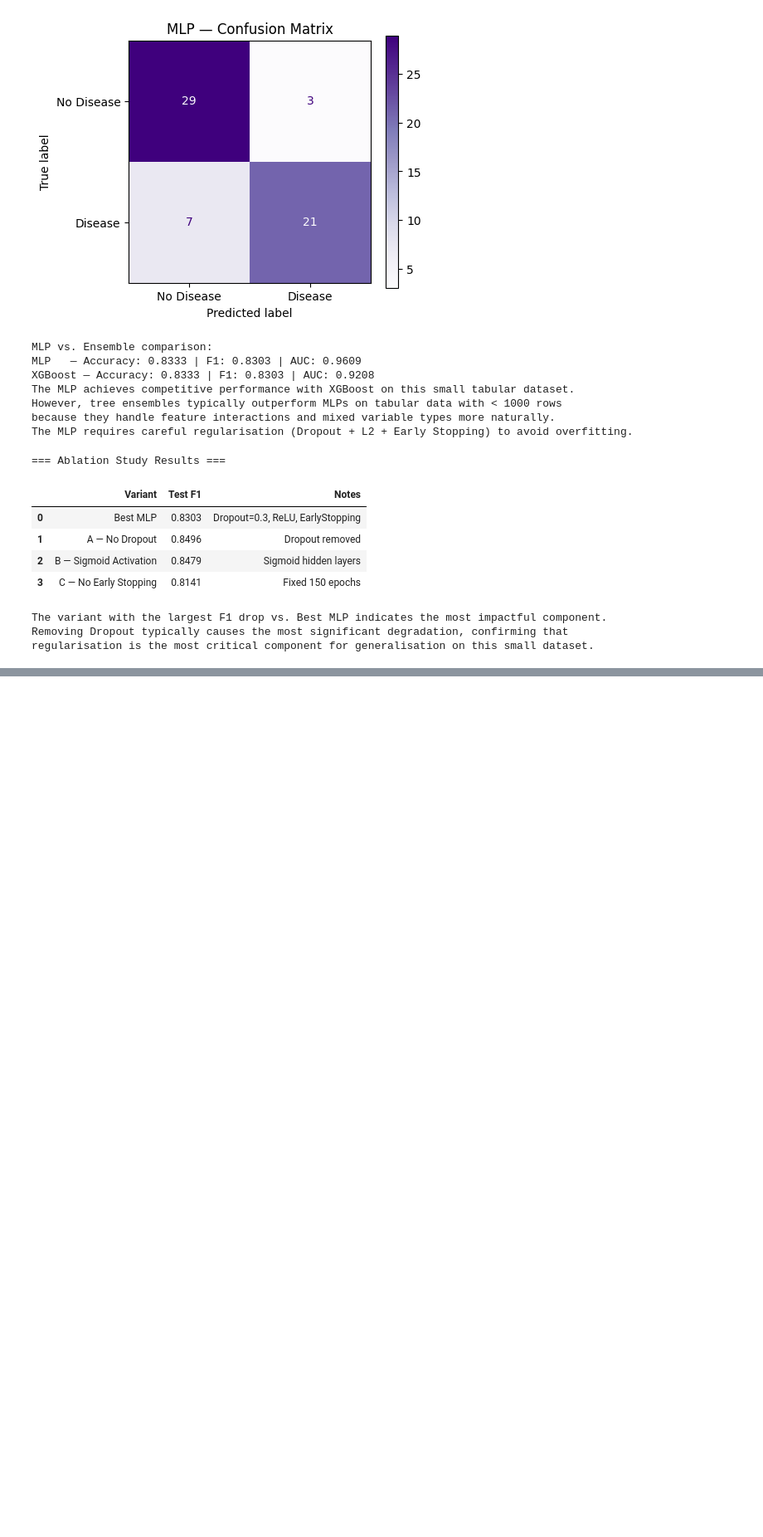
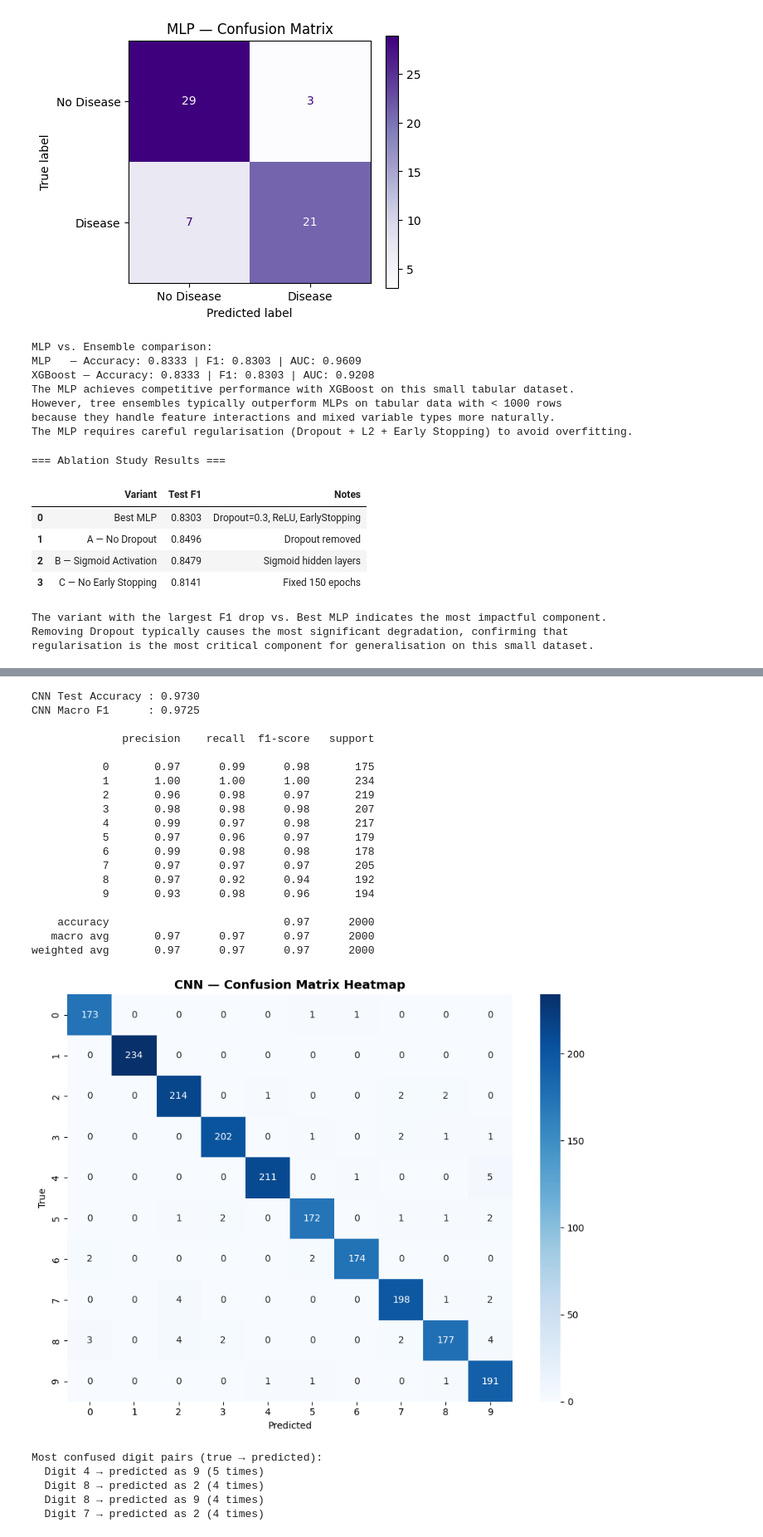
Before and after one commit to Saif-Murtaza/DataMining-Assignment-04, a Jupyter notebook: 23i-2588_4_datamining.ipynb, the cells around one changed output, grey strips where cells are left out. Shown at 83% size. Saved outputs shown, nothing was run; the diff lists cells and outputs as text; code cells hidden in the pictures; blank space fills up the shorter version.

```diff
--- a/23i-2588_4_datamining.ipynb
+++ b/23i-2588_4_datamining.ipynb
@@ -1282,0 +1480,57 @@ regularisation is the most critical component for generalisation on this small d
+# %%
+# ── CNN test evaluation
+y_pred_cnn_prob = cnn_model.predict(X_test_cnn, verbose=0)
+y_pred_cnn = np.argmax(y_pred_cnn_prob, axis=1)
+
+cnn_acc = accuracy_score(y_mnist_test, y_pred_cnn)
+cnn_f1  = f1_score(y_mnist_test, y_pred_cnn, average='macro')
+
+print(f'CNN Test Accuracy : {cnn_acc:.4f}')
+print(f'CNN Macro F1      : {cnn_f1:.4f}')
+print()
+print(classification_report(y_mnist_test, y_pred_cnn))
+
+# ── Confusion matrix heatmap
+cm_cnn = confusion_matrix(y_mnist_test, y_pred_cnn)
+fig, ax = plt.subplots(figsize=(9, 7))
+sns.heatmap(cm_cnn, annot=True, fmt='d', cmap='Blues',
+            xticklabels=range(10), yticklabels=range(10), ax=ax)
+ax.set_title('CNN — Confusion Matrix Heatmap', fontsize=13, fontweight='bold')
+ax.set_xlabel('Predicted'); ax.set_ylabel('True')
+plt.tight_layout()
+plt.show()
+
+# Identify two most confused pairs
+cm_off = cm_cnn.copy()
+np.fill_diagonal(cm_off, 0)
+top_confused = np.unravel_index(np.argsort(cm_off, axis=None)[-4:], cm_off.shape)
+print('Most confused digit pairs (true → predicted):')
+for i in range(len(top_confused[0])-1, -1, -1):
+    r, c = top_confused[0][i], top_confused[1][i]
+    print(f'  Digit {r} → predicted as {c} ({cm_off[r,c]} times)')
+# %% [output]
+CNN Test Accuracy : 0.9730
+CNN Macro F1      : 0.9725
+
+              precision    recall  f1-score   support
+
+           0       0.97      0.99      0.98       175
+           1       1.00      1.00      1.00       234
+           2       0.96      0.98      0.97       219
+           3       0.98      0.98      0.98       207
+           4       0.99      0.97      0.98       217
+           5       0.97      0.96      0.97       179
+           6       0.99      0.98      0.98       178
+           7       0.97      0.97      0.97       205
+           8       0.97      0.92      0.94       192
+           9       0.93      0.98      0.96       194
+
+    accuracy                           0.97      2000
+   macro avg       0.97      0.97      0.97      2000
+weighted avg       0.97      0.97      0.97      2000
+[figure, added]
+Most confused digit pairs (true → predicted):
+  Digit 4 → predicted as 9 (5 times)
+  Digit 8 → predicted as 2 (4 times)
+  Digit 8 → predicted as 9 (4 times)
+  Digit 7 → predicted as 2 (4 times)
```
Also changed, not shown: parts of 9 cells of this notebook, 1 other file.
